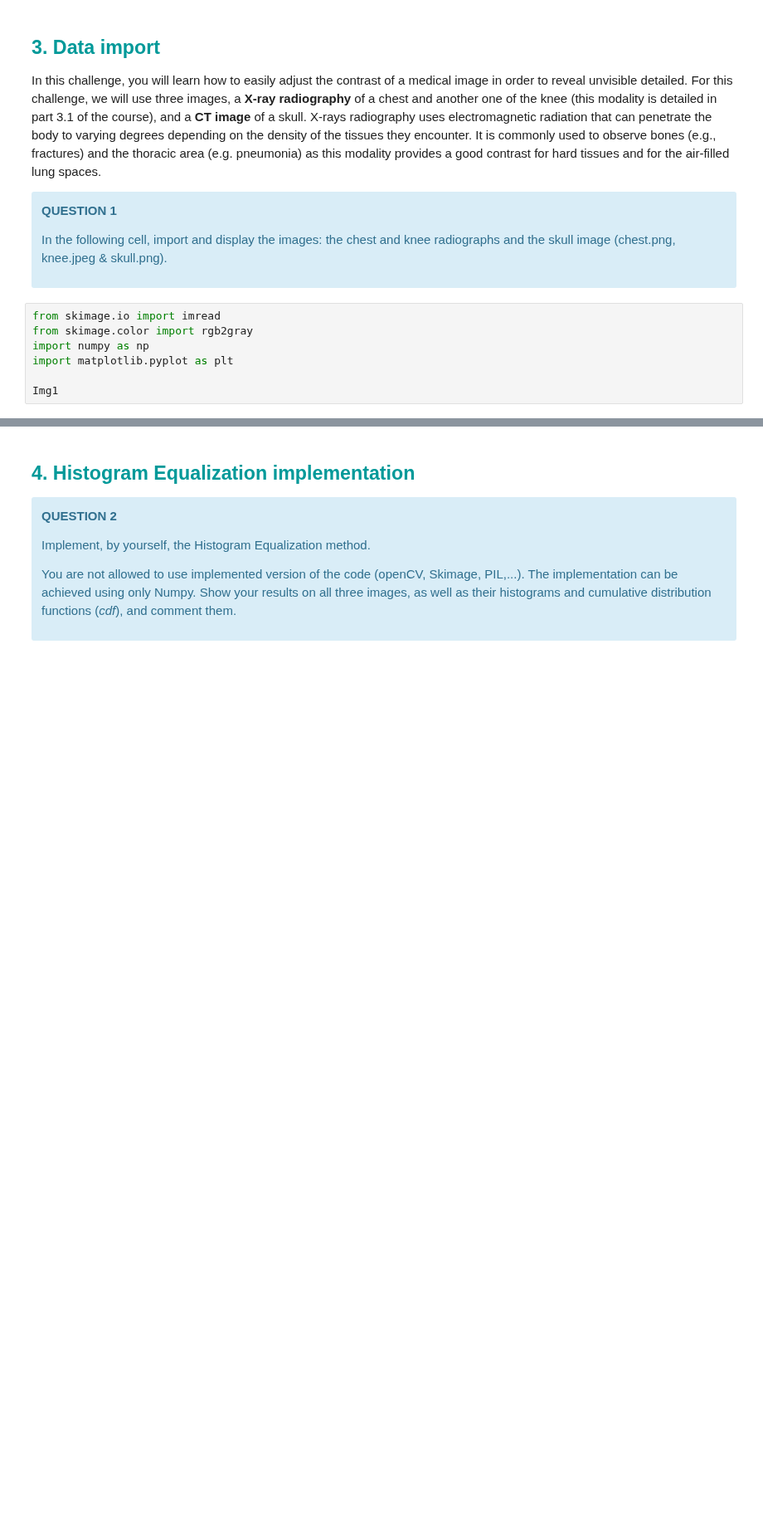
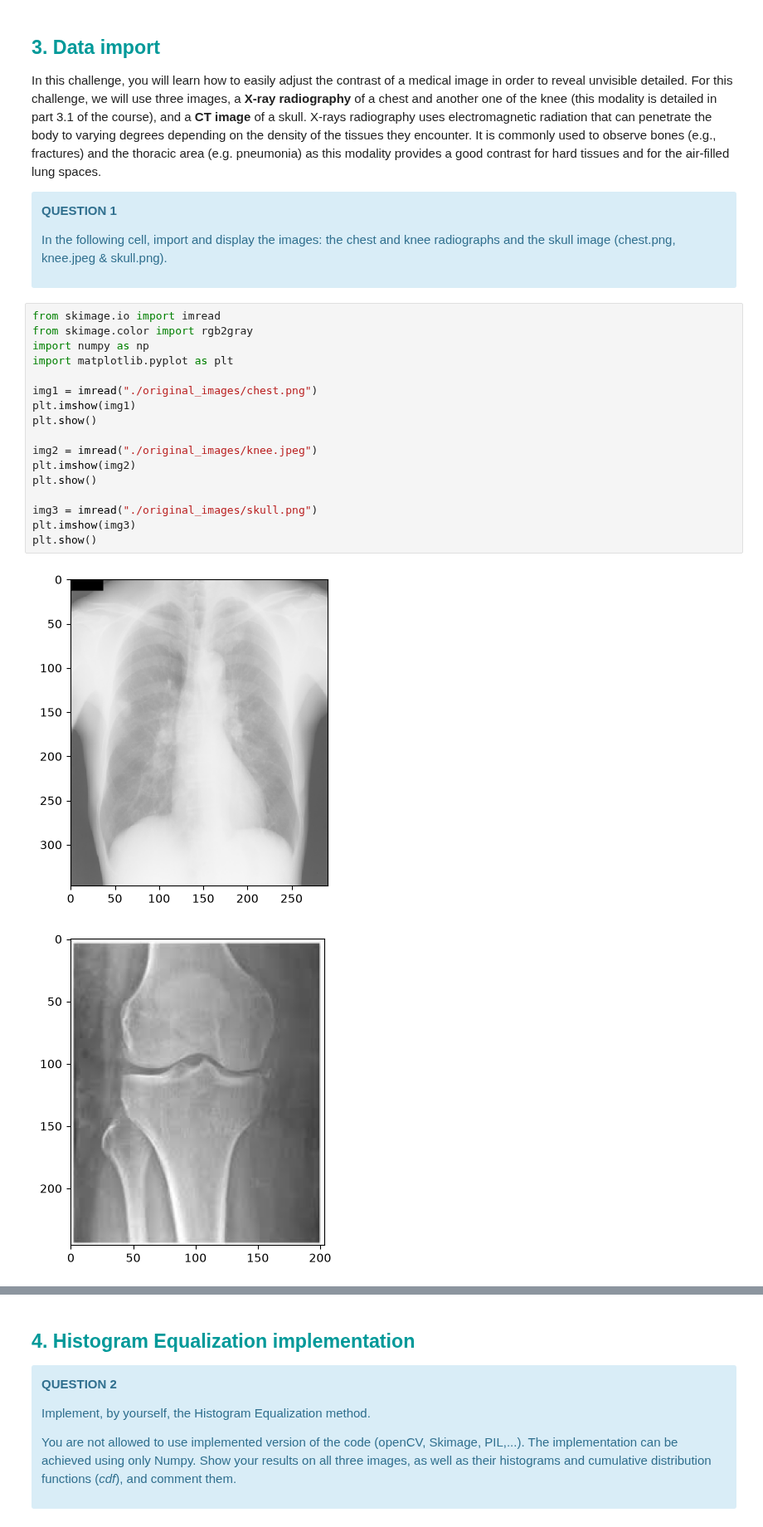
Before and after one commit to moimeme01/LGBIO2050, a Jupyter notebook: Challenge 1 - Histogram Equalization-20261001/Histogram_Equalization.ipynb, the cells around one changed output, grey strips where cells are left out. Shown at 83% size. Cells and saved outputs as stored; diff of their text form; blank space fills up the shorter version.

```diff
--- a/Challenge 1 - Histogram Equalization-20261001/Histogram_Equalization.ipynb
+++ b/Challenge 1 - Histogram Equalization-20261001/Histogram_Equalization.ipynb
@@ -71,7 +71,20 @@ In the following cell, import and display the images: the chest and knee radiogr
 # %%
 from skimage.io import imread
 from skimage.color import rgb2gray
 import numpy as np
 import matplotlib.pyplot as plt
 
-Img1
+img1 = imread("./original_images/chest.png")
+plt.imshow(img1)
+plt.show()
+
+img2 = imread("./original_images/knee.jpeg")
+plt.imshow(img2)
+plt.show()
+
+img3 = imread("./original_images/skull.png")
+plt.imshow(img3)
+plt.show()
+# %% [output]
+[figure, added]
+[figure, added]
```
Also changed, not shown: parts of 2 cells of this notebook.
